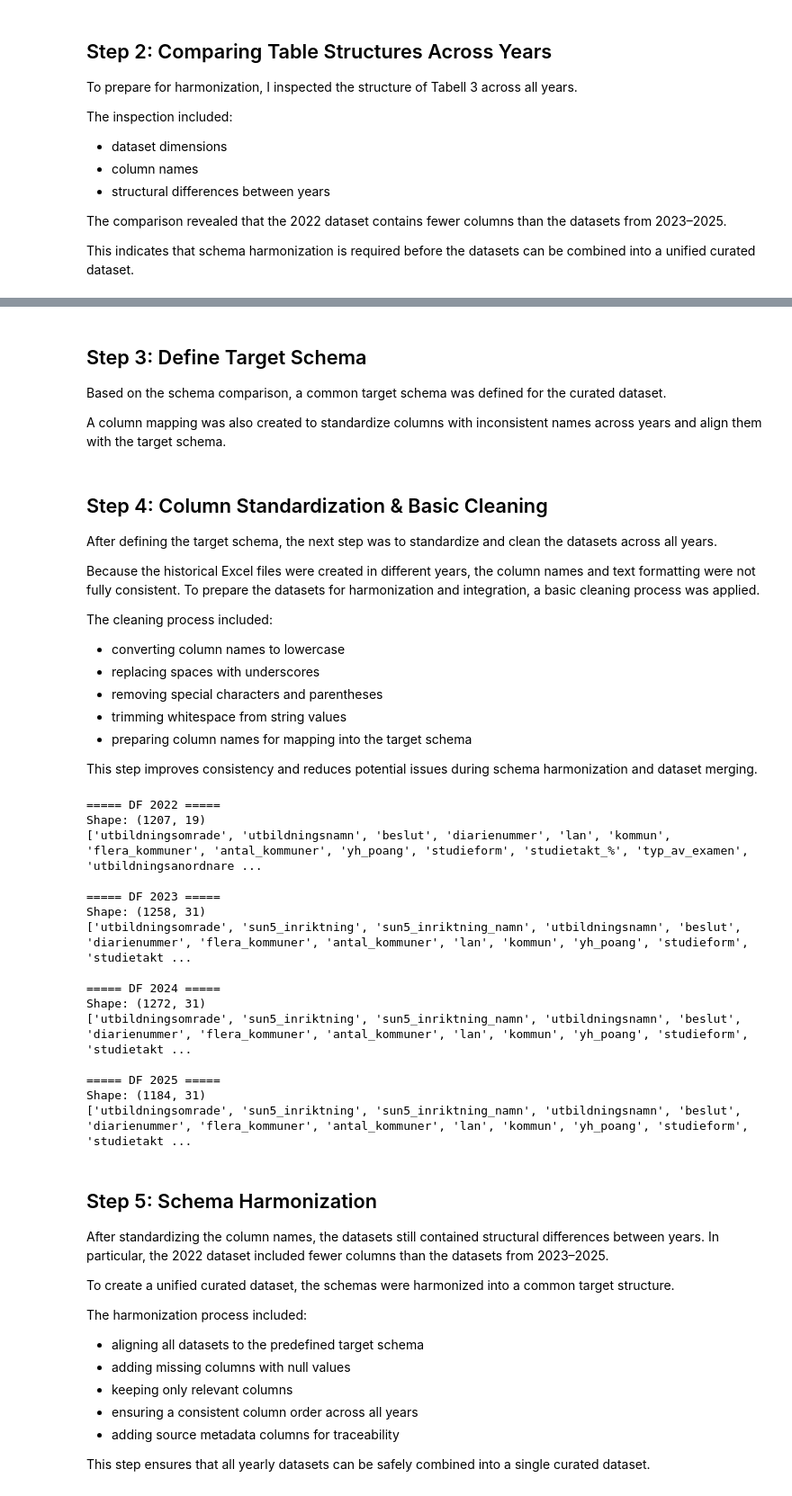
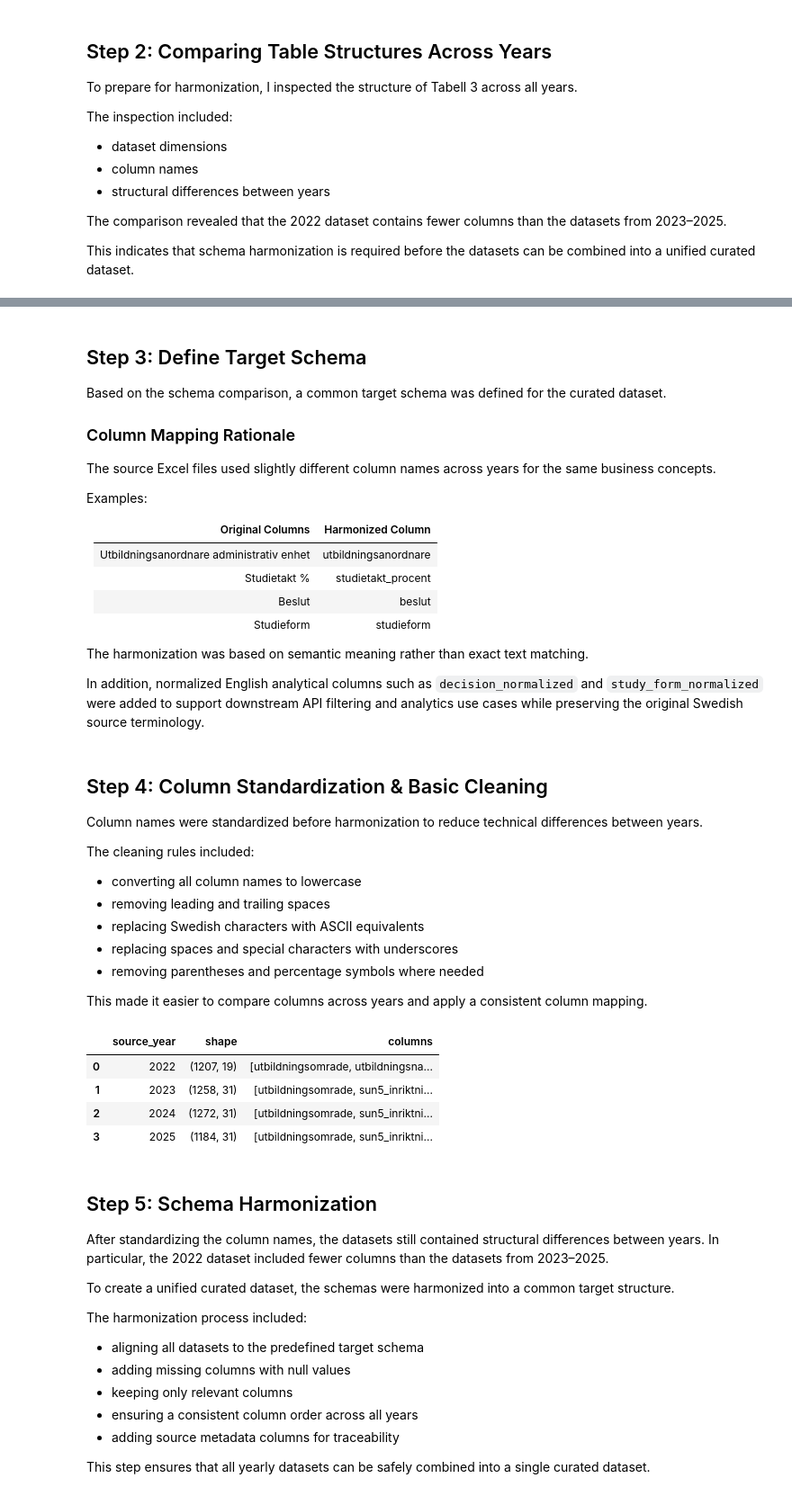
Before and after one commit to XinGclover/myh-applications-analytics, a Jupyter notebook: part_2/notebooks/part_2_curated_dataset.ipynb, the cells around one changed output, grey strips where cells are left out. Shown at 90% size. Saved outputs shown, nothing was run; the diff lists cells and outputs as text; code cells hidden in the pictures.

```diff
--- a/part_2/notebooks/part_2_curated_dataset.ipynb
+++ b/part_2/notebooks/part_2_curated_dataset.ipynb
@@ -113,7 +126,22 @@ Shape: (1184, 31)
 
 Based on the schema comparison, a common target schema was defined for the curated dataset.
 
-A column mapping was also created to standardize columns with inconsistent names across years and align them with the target schema.
+### Column Mapping Rationale
+
+The source Excel files used slightly different column names across years for the same business concepts.
+
+Examples:
+
+| Original Columns | Harmonized Column |
+|---|---|
+| Utbildningsanordnare administrativ enhet | utbildningsanordnare |
+| Studietakt % | studietakt_procent |
+| Beslut | beslut |
+| Studieform | studieform |
+
+The harmonization was based on semantic meaning rather than exact text matching.
+
+In addition, normalized English analytical columns such as `decision_normalized` and `study_form_normalized` were added to support downstream API filtering and analytics use cases while preserving the original Swedish source terminology.
 # %%
 TARGET_COLUMNS = [
     "source_year",
@@ -144,19 +172,17 @@ COLUMN_MAPPING = {
 # %% [markdown]
 ## Step 4: Column Standardization & Basic Cleaning
 
-After defining the target schema, the next step was to standardize and clean the datasets across all years.
+Column names were standardized before harmonization to reduce technical differences between years.
 
-Because the historical Excel files were created in different years, the column names and text formatting were not fully consistent. To prepare the datasets for harmonization and integration, a basic cleaning process was applied.
+The cleaning rules included:
 
-The cleaning process included:
+- converting all column names to lowercase
+- removing leading and trailing spaces
+- replacing Swedish characters with ASCII equivalents
+- replacing spaces and special characters with underscores
+- removing parentheses and percentage symbols where needed
 
-- converting column names to lowercase
-- replacing spaces with underscores
-- removing special characters and parentheses
-- trimming whitespace from string values
-- preparing column names for mapping into the target schema
-
-This step improves consistency and reduces potential issues during schema harmonization and dataset merging.
+This made it easier to compare columns across years and apply a consistent column mapping.
 # %%
 def clean_column_name(col):
     return (
@@ -165,55 +191,48 @@ def clean_column_name(col):
         .lower()
         .replace("å", "a")
         .replace("ä", "a")
         .replace("ö", "o")
+        .replace("%", "procent")
         .replace(" ", "_")
         .replace("(", "")
         .replace(")", "")
         .replace("-", "_")
     )
 
 
 def clean_string_values(df):
     df = df.copy()
 
-    for col in df.select_dtypes(include=["object","string"]).columns:
-        df[col]=df[col].str.strip()
+    for col in df.select_dtypes(include=["object", "string"]).columns:
+        df[col] = df[col].str.strip()
 
     return df
 
+
 # clean all years
-standardized_dfs ={}
+standardized_dfs = {}
 
 for year, df in dfs.items():
     df = df.copy()
 
     # clean column names
-    df.columns =[clean_column_name(col) for col in df.columns]
+    df.columns = [clean_column_name(col) for col in df.columns]
 
     # clean string values
-    df= clean_string_values(df)
+    df = clean_string_values(df)
 
-    standardized_dfs[year] =df
+    standardized_dfs[year] = df
 
 
 # check result
-check_schema(standardized_dfs)
+schema_df = check_schema(standardized_dfs)
+schema_df
 # %% [output]
-===== DF 2022 =====
-Shape: (1207, 19)
-['utbildningsomrade', 'utbildningsnamn', 'beslut', 'diarienummer', 'lan', 'kommun', 'flera_kommuner', 'antal_kommuner', 'yh_poang', 'studieform', 'studietakt_%', 'typ_av_examen', 'utbildningsanordnare ...
-
-===== DF 2023 =====
-Shape: (1258, 31)
-['utbildningsomrade', 'sun5_inriktning', 'sun5_inriktning_namn', 'utbildningsnamn', 'beslut', 'diarienummer', 'flera_kommuner', 'antal_kommuner', 'lan', 'kommun', 'yh_poang', 'studieform', 'studietakt ...
-
-===== DF 2024 =====
-Shape: (1272, 31)
-['utbildningsomrade', 'sun5_inriktning', 'sun5_inriktning_namn', 'utbildningsnamn', 'beslut', 'diarienummer', 'flera_kommuner', 'antal_kommuner', 'lan', 'kommun', 'yh_poang', 'studieform', 'studietakt ...
-
-===== DF 2025 =====
-Shape: (1184, 31)
-['utbildningsomrade', 'sun5_inriktning', 'sun5_inriktning_namn', 'utbildningsnamn', 'beslut', 'diarienummer', 'flera_kommuner', 'antal_kommuner', 'lan', 'kommun', 'yh_poang', 'studieform', 'studietakt ...
+|  | source_year | shape | columns |
+| 0 | 2022 | (1207, 19) | [utbildningsomrade, utbildningsna... |
+| 1 | 2023 | (1258, 31) | [utbildningsomrade, sun5_inriktni... |
+| 2 | 2024 | (1272, 31) | [utbildningsomrade, sun5_inriktni... |
+| 3 | 2025 | (1184, 31) | [utbildningsomrade, sun5_inriktni... |
 # %% [markdown]
 ## Step 5: Schema Harmonization
 
```
Also changed, not shown: parts of 11 cells of this notebook.
